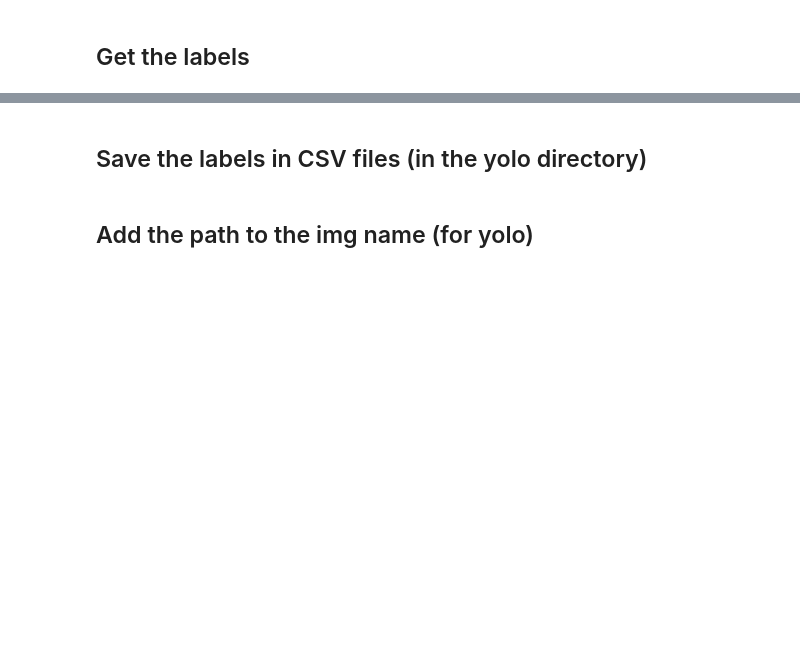
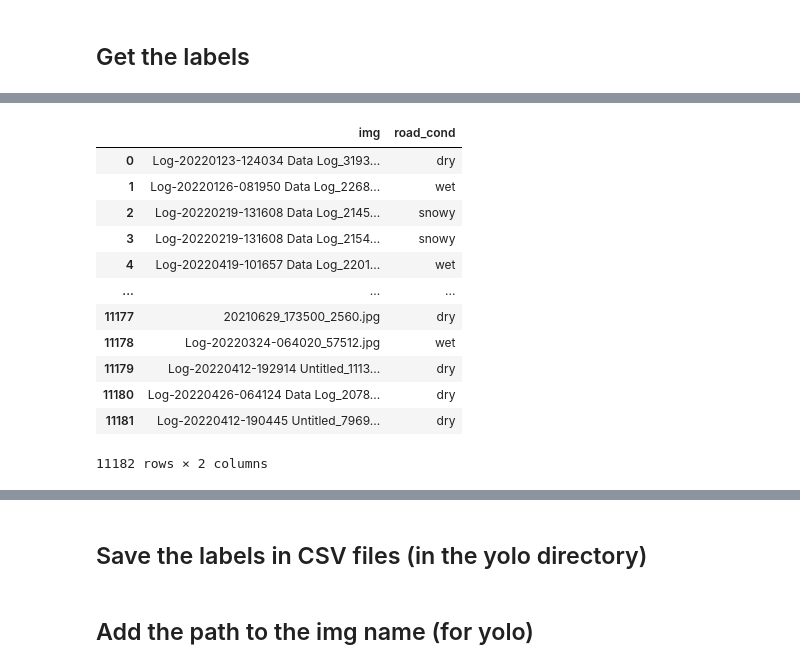
Before and after one commit to Seeeeeyo/yolov5_multitask, a Jupyter notebook: notebooks/FiftyOne - Get Classification Labels and Export to Csv.ipynb, the cells around one changed output, grey strips where cells are left out. Cells and saved outputs as stored; diff of their text form; code cells hidden in the pictures; blank space fills up the shorter version.

```diff
--- a/notebooks/FiftyOne - Get Classification Labels and Export to Csv.ipynb
+++ b/notebooks/FiftyOne - Get Classification Labels and Export to Csv.ipynb
@@ -74,3 +76,19 @@ gt_class_train_df
+# %%
+gt_class_train_df
+# %% [output]
+|  | img | road_cond |
+| 0 | Log-20220123-124034 Data Log_3193... | dry |
+| 1 | Log-20220126-081950 Data Log_2268... | wet |
+| 2 | Log-20220219-131608 Data Log_2145... | snowy |
+| 3 | Log-20220219-131608 Data Log_2154... | snowy |
+| 4 | Log-20220419-101657 Data Log_2201... | wet |
+| ... | ... | ... |
+| 11177 | 20210629_173500_2560.jpg | dry |
+| 11178 | Log-20220324-064020_57512.jpg | wet |
+| 11179 | Log-20220412-192914 Untitled_1113... | dry |
+| 11180 | Log-20220426-064124 Data Log_2078... | dry |
+| 11181 | Log-20220412-190445 Untitled_7969... | dry |
+11182 rows × 2 columns
 # %%
 list_data_val = []
 
```
Also changed, not shown: parts of 14 cells of this notebook, 2 other files.
